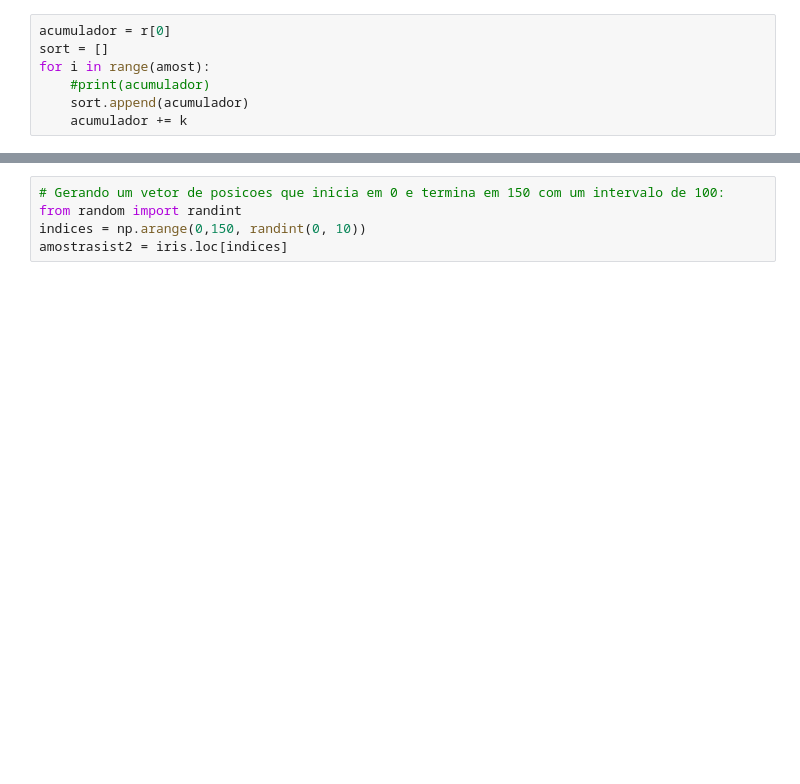
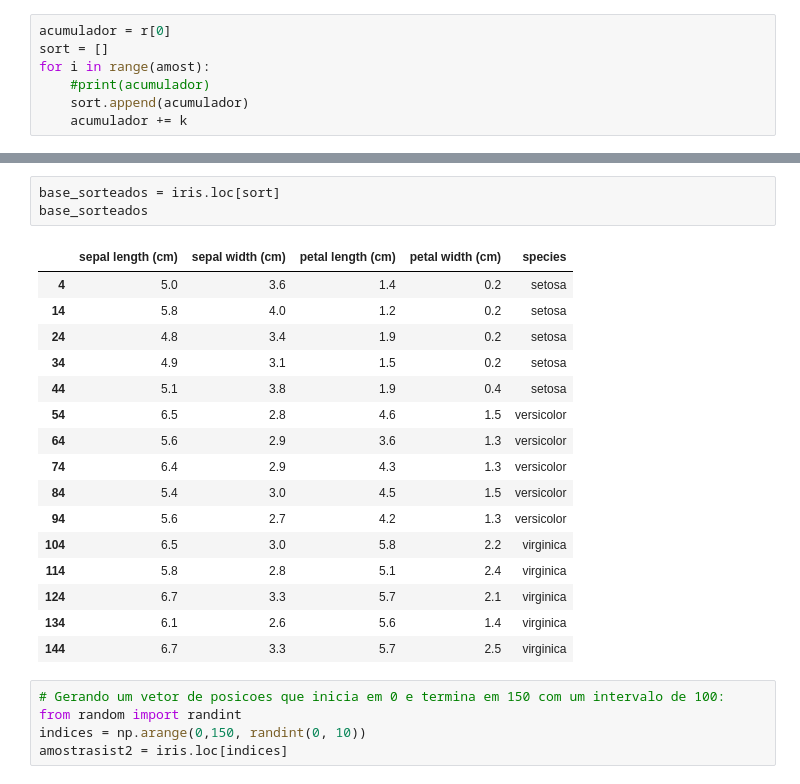
Before and after one commit to emariot/Estatistica_com_R_e_Python, a Jupyter notebook: Python/Amostragem e Medidas de Centralidade.ipynb, the cells around one changed output, grey strips where cells are left out. Drawn from its saved outputs; the diff is of its cells as text; blank space fills up the shorter version.

```diff
--- a/Python/Amostragem e Medidas de Centralidade.ipynb
+++ b/Python/Amostragem e Medidas de Centralidade.ipynb
@@ -206,3 +235,23 @@ sort
+# %%
+base_sorteados = iris.loc[sort]
+base_sorteados
+# %% [output]
+|  | sepal length (cm) | sepal width (cm) | petal length (cm) | petal width (cm) | species |
+| 4 | 5.0 | 3.6 | 1.4 | 0.2 | setosa |
+| 14 | 5.8 | 4.0 | 1.2 | 0.2 | setosa |
+| 24 | 4.8 | 3.4 | 1.9 | 0.2 | setosa |
+| 34 | 4.9 | 3.1 | 1.5 | 0.2 | setosa |
+| 44 | 5.1 | 3.8 | 1.9 | 0.4 | setosa |
+| 54 | 6.5 | 2.8 | 4.6 | 1.5 | versicolor |
+| 64 | 5.6 | 2.9 | 3.6 | 1.3 | versicolor |
+| 74 | 6.4 | 2.9 | 4.3 | 1.3 | versicolor |
+| 84 | 5.4 | 3.0 | 4.5 | 1.5 | versicolor |
+| 94 | 5.6 | 2.7 | 4.2 | 1.3 | versicolor |
+| 104 | 6.5 | 3.0 | 5.8 | 2.2 | virginica |
+| 114 | 5.8 | 2.8 | 5.1 | 2.4 | virginica |
+| 124 | 6.7 | 3.3 | 5.7 | 2.1 | virginica |
+| 134 | 6.1 | 2.6 | 5.6 | 1.4 | virginica |
+| 144 | 6.7 | 3.3 | 5.7 | 2.5 | virginica |
 # %%
 # Gerando um vetor de posicoes que inicia em 0 e termina em 150 com um intervalo de 100:
 from random import randint
```
Also changed, not shown: parts of 11 cells of this notebook.
